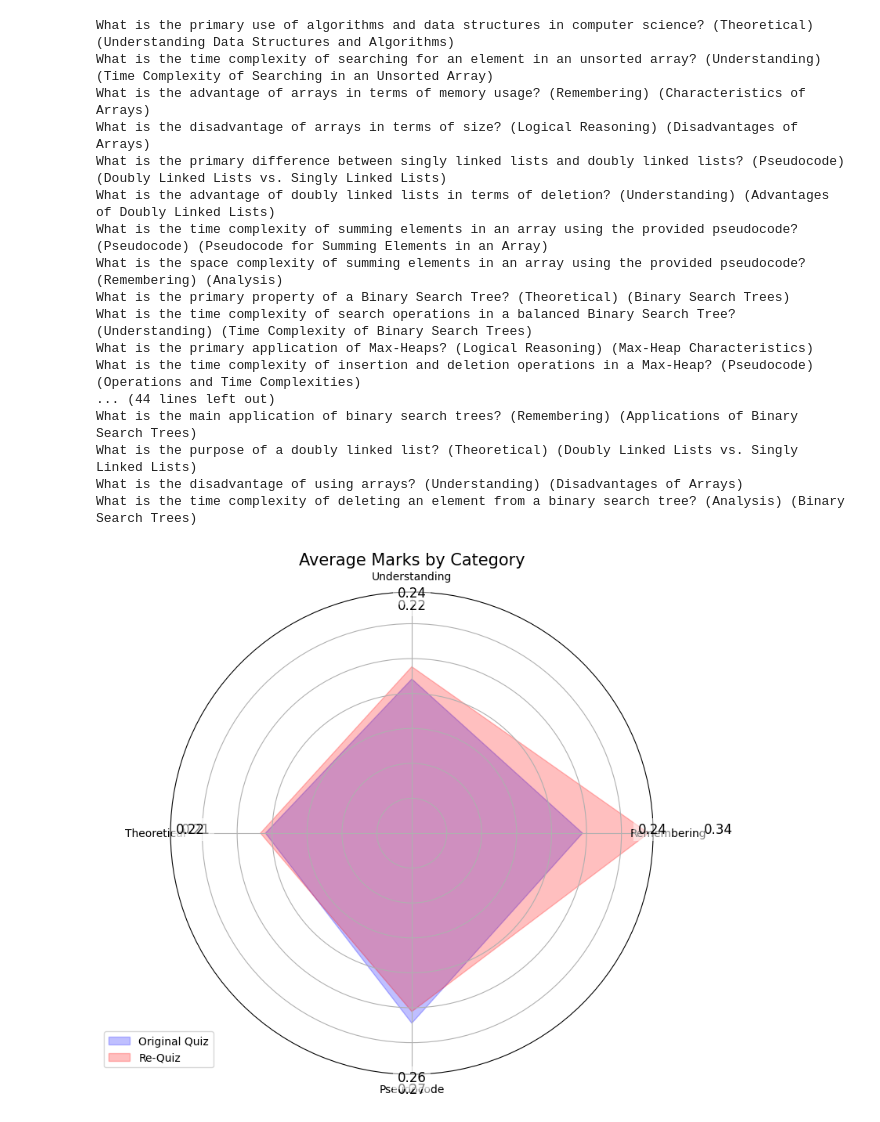
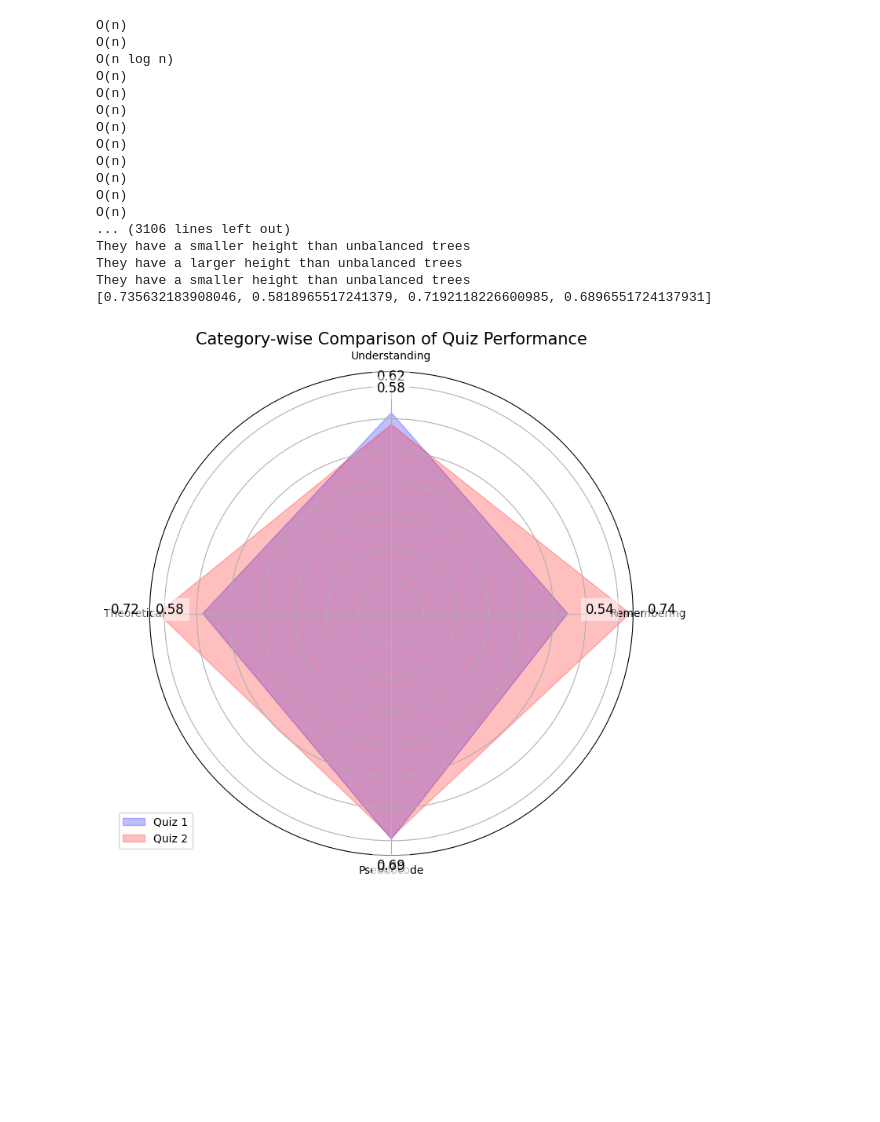
Before and after one commit to tanmaysingewar/Final_Year, a Jupyter notebook: module5_Re-Quiz_Analysis.ipynb, the cells around one changed output. Cells and saved outputs as stored; diff of their text form; code cells hidden in the pictures; blank space fills up the shorter version.

```diff
--- a/module5_Re-Quiz_Analysis.ipynb
+++ b/module5_Re-Quiz_Analysis.ipynb
@@ -5,11 +5,11 @@ import numpy as np
 
 # Load the original quiz and test response CSV files
 quiz_df = pd.read_csv('Module1_Notes_to_Quiz/quiz.csv')  # Change the file Path
-test_response_df = pd.read_csv('Module2_Quiz_Analysis/Test_Responce.csv')
+test_response_df = pd.read_csv('Module2_Quiz_Analysis/Q1-Test_Response.csv')
 
 # Load the re-quiz and test response CSV files
 re_quiz_df = pd.read_csv('Module4_Create_Re_Quiz/quiz.csv')
-re_quiz_test_response_df = pd.read_csv('Module5_Re-Quiz_Analysis/Re_Quiz_Test_Response.csv')
+re_quiz_test_response_df = pd.read_csv('Module5_Re-Quiz_Analysis/Q2-Test_Response.csv')
 
 # Function to calculate average marks for a given quiz and responses
 def calculate_average_marks(quiz_df, test_response_df):
@@ -23,8 +23,8 @@ def calculate_average_marks(quiz_df, test_response_df):
     # Extract the categories and correct answers
     for _, row in quiz_df.iterrows():
         question = row['Question']
-        print(question)
         correct_answer = row['Correct Answer'].strip()
+
 
         # Find the category based on the question text
         if '(Remembering)' in question:
@@ -38,10 +38,13 @@ def calculate_average_marks(quiz_df, test_response_df):
 
         # Check the answers in test_response_df
         for _, response in test_response_df.iterrows():
-            student_response = response[question].strip()
+            student_response = response[question]
 
             # Increment the total for the category regardless of the answer
             category_marks[category]['count'] += 1
+
+            print(student_response)
+            print(correct_answer)
 
             # Increment the total marks if the response is correct
             if student_response == correct_answer:
@@ -61,10 +64,12 @@ def calculate_average_marks(quiz_df, test_response_df):
 # Calculate average marks for the original quiz
 original_quiz_avg_marks = calculate_average_marks(quiz_df, test_response_df)
 
-# print(re_quiz_df)
+print(original_quiz_avg_marks)
 
 # Calculate average marks for the re-quiz
 re_quiz_avg_marks = calculate_average_marks(re_quiz_df, re_quiz_test_response_df)
+
+print(re_quiz_avg_marks)
 
 # Prepare data for the spider chart
 categories = ['Remembering', 'Understanding', 'Theoretical', 'Pseudocode']
@@ -73,51 +78,51 @@ original_quiz_avg_marks += original_quiz_avg_marks[:1]  # Close the circle for t
 re_quiz_avg_marks += re_quiz_avg_marks[:1]  # Close the circle for the re-quiz
 angles += angles[:1]  # Close the circle for angles
 
 # Create a spider chart
 fig, ax = plt.subplots(figsize=(8, 8), subplot_kw=dict(polar=True))
 
 # Plot the original quiz
-ax.fill(angles, original_quiz_avg_marks, color='blue', alpha=0.25, label='Original Quiz')
+ax.fill(angles, original_quiz_avg_marks, color='blue', alpha=0.25, label='Quiz 1')
 
 # Plot the re-quiz
-ax.fill(angles, re_quiz_avg_marks, color='red', alpha=0.25, label='Re-Quiz')
+ax.fill(angles, re_quiz_avg_marks, color='red', alpha=0.25, label='Quiz 2')
 
 # Set labels for the categories
 ax.set_yticklabels([])  # Hide radial ticks
 ax.set_xticks(angles[:-1])
 ax.set_xticklabels(categories)
 
 # Add labels with the average marks, spaced out
 for i, value in enumerate(original_quiz_avg_marks[:-1]):
     angle_rad = angles[i]
     ax.text(angle_rad, value + 0.1, f"{value:.2f}", horizontalalignment='center', size=12, bbox=dict(facecolor='white', alpha=0.5, edgecolor='none'))
 
 for i, value in enumerate(re_quiz_avg_marks[:-1]):
     angle_rad = angles[i]
     ax.text(angle_rad, value + 0.1, f"{value:.2f}", horizontalalignment='center', size=12, bbox=dict(facecolor='white', alpha=0.5, edgecolor='none'))
 
 # Add a title and legend
-plt.title('Average Marks by Category', size=15)
+plt.title('Category-wise Comparison of Quiz Performance', size=15)
 plt.legend(loc='upper right', bbox_to_anchor=(0.1, 0.1))
 
 # Show the plot
 plt.show()
 # %% [output]
-What is the primary use of algorithms and data structures in computer science? (Theoretical) (Understanding Data Structures and Algorithms)
-What is the time complexity of searching for an element in an unsorted array? (Understanding) (Time Complexity of Searching in an Unsorted Array)
-What is the advantage of arrays in terms of memory usage? (Remembering) (Characteristics of Arrays)
-What is the disadvantage of arrays in terms of size? (Logical Reasoning) (Disadvantages of Arrays)
-What is the primary difference between singly linked lists and doubly linked lists? (Pseudocode) (Doubly Linked Lists vs. Singly Linked Lists)
-What is the advantage of doubly linked lists in terms of deletion? (Understanding) (Advantages of Doubly Linked Lists)
-What is the time complexity of summing elements in an array using the provided pseudocode? (Pseudocode) (Pseudocode for Summing Elements in an Array)
-What is the space complexity of summing elements in an array using the provided pseudocode? (Remembering) (Analysis)
-What is the primary property of a Binary Search Tree? (Theoretical) (Binary Search Trees)
-What is the time complexity of search operations in a balanced Binary Search Tree? (Understanding) (Time Complexity of Binary Search Trees)
-What is the primary application of Max-Heaps? (Logical Reasoning) (Max-Heap Characteristics)
-What is the time complexity of insertion and deletion operations in a Max-Heap? (Pseudocode) (Operations and Time Complexities)
-... (44 lines left out)
-What is the main application of binary search trees? (Remembering) (Applications of Binary Search Trees)
-What is the purpose of a doubly linked list? (Theoretical) (Doubly Linked Lists vs. Singly Linked Lists)
-What is the disadvantage of using arrays? (Understanding) (Disadvantages of Arrays)
-What is the time complexity of deleting an element from a binary search tree? (Analysis) (Binary Search Trees)
+O(n)
+O(n)
+O(n log n)
+O(n)
+O(n)
+O(n)
+O(n)
+O(n)
+O(n)
+O(n)
+O(n)
+O(n)
+... (3106 lines left out)
+They have a smaller height than unbalanced trees
+They have a larger height than unbalanced trees
+They have a smaller height than unbalanced trees
+[0.735632183908046, 0.5818965517241379, 0.7192118226600985, 0.6896551724137931]
-[figure, old version]
+[figure, new version]
```
Also changed, not shown: parts of 2 cells of this notebook, 9 other files.
